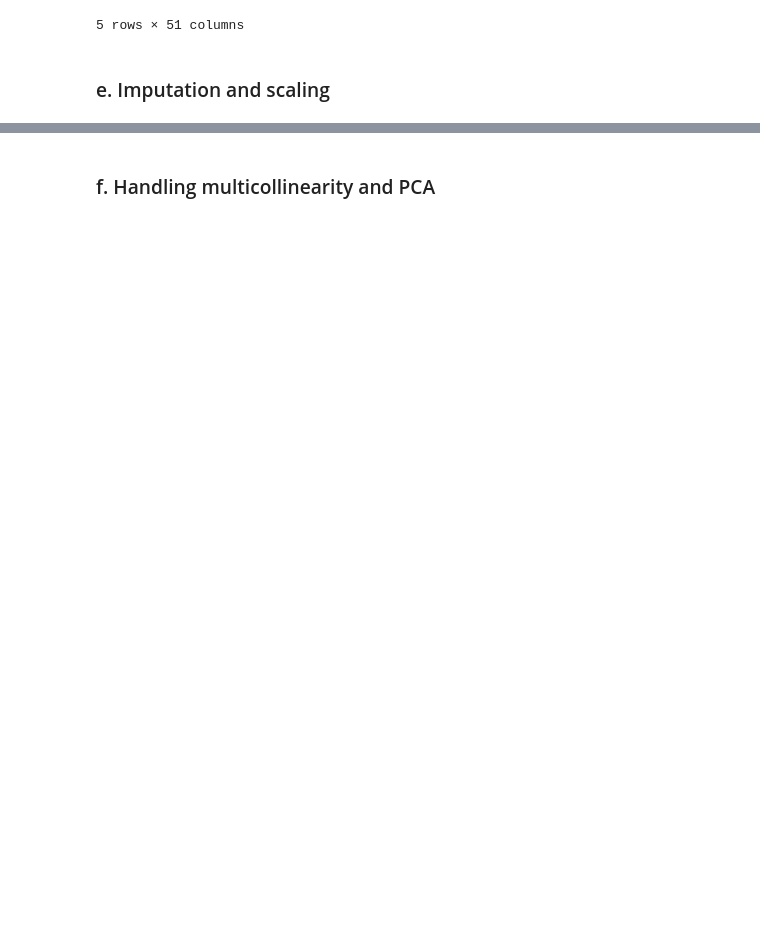
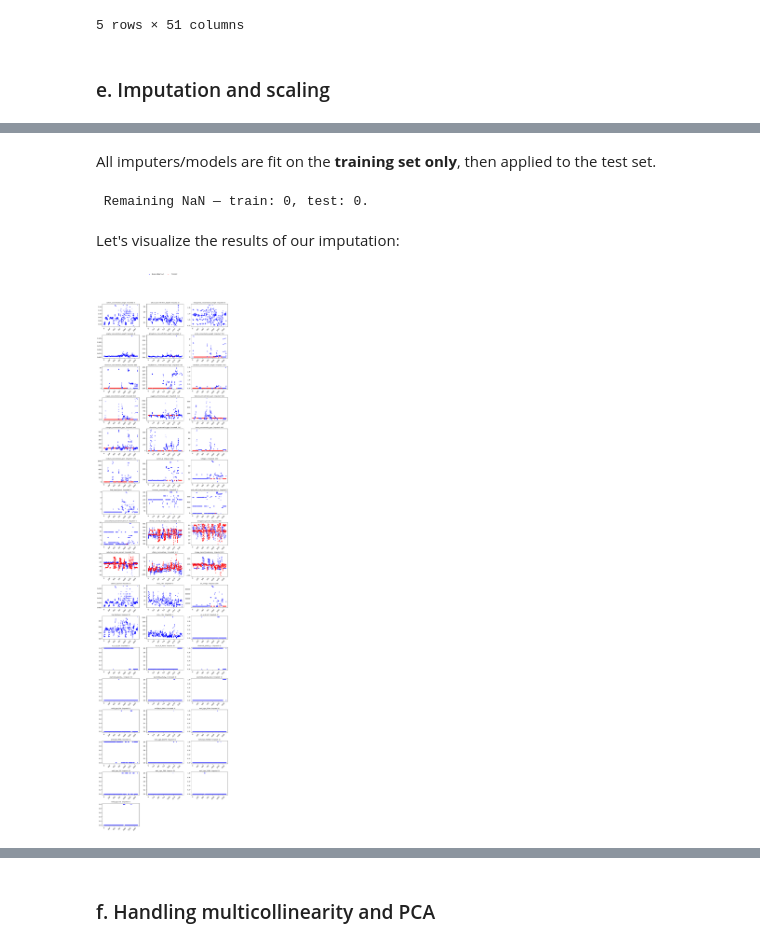
Before and after one commit to KarinaMusina44/weld-quality-prediction, a Jupyter notebook: Pre-processing-clean.ipynb, the cells around one changed output, grey strips where cells are left out. Saved outputs shown, nothing was run; the diff lists cells and outputs as text; code cells hidden in the pictures; blank space fills up the shorter version.

Commit message:
Add imputation and imputation viz; fix scaling; fix PCA

```diff
--- a/Pre-processing-clean.ipynb
+++ b/Pre-processing-clean.ipynb
@@ -482,0 +533,12 @@ X_train_oh.head()
+# %% [markdown]
+All imputers/models are fit on the **training set only**, then applied to the test set.
+# %%
+X_train_imp, X_test_imp = custom_impute_data(X_train_oh, X_test_oh)
+# %% [output]
+ Remaining NaN — train: 0, test: 0.
+# %% [markdown]
+Let's visualize the results of our imputation:
+# %%
+viz_imputed(X_train_oh, X_train_imp)
+# %% [output]
+[figure, added]
```
Also changed, not shown: parts of 11 cells of this notebook, 1 other file.
